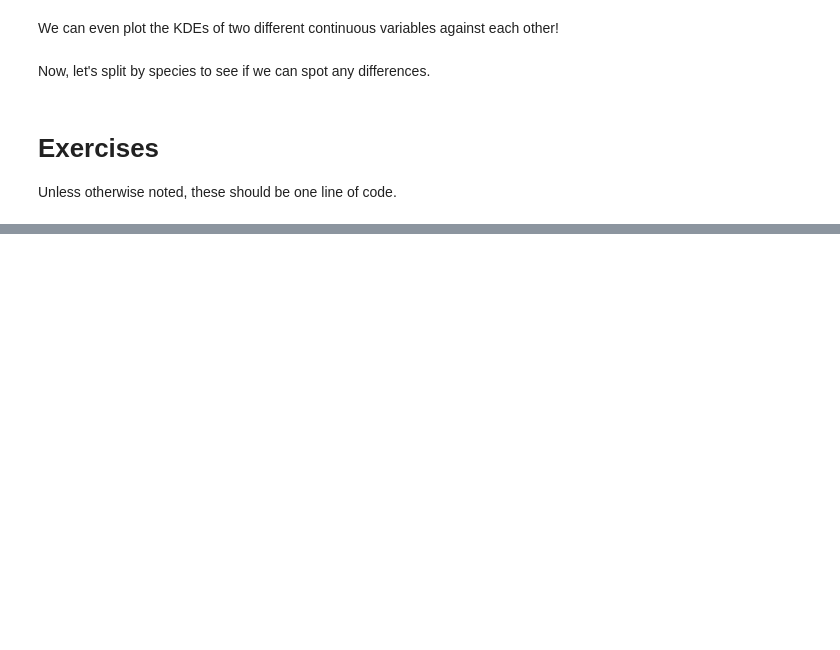
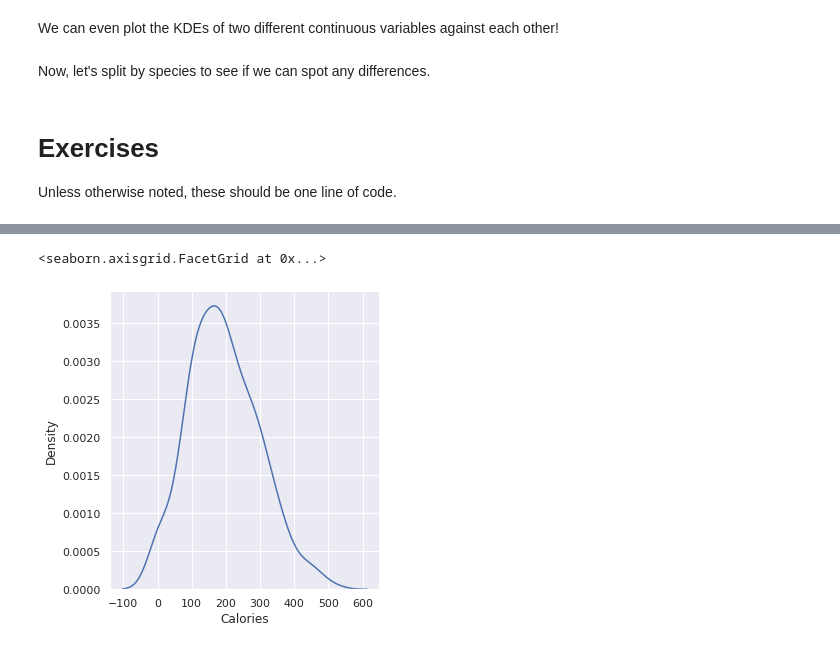
Before and after one commit to roshnimisra/mdst_workshops, a Jupyter notebook: workshop2/Numpy and Pandas.ipynb, the cells around one changed output, grey strips where cells are left out. Drawn from its saved outputs; the diff is of its cells as text; code cells hidden in the pictures; blank space fills up the shorter version.

```diff
--- a/workshop2/Numpy and Pandas.ipynb
+++ b/workshop2/Numpy and Pandas.ipynb
@@ -402,0 +548,6 @@ b = None # change this
+# %%
+# plot the same distribution using seaborn. what about a density plot instead?
+sns.displot(data=df, x="Calories", kind="kde")
+# %% [output]
+<seaborn.axisgrid.FacetGrid at 0x...>
+[figure, added]
```
Also changed, not shown: parts of 43 cells of this notebook.
